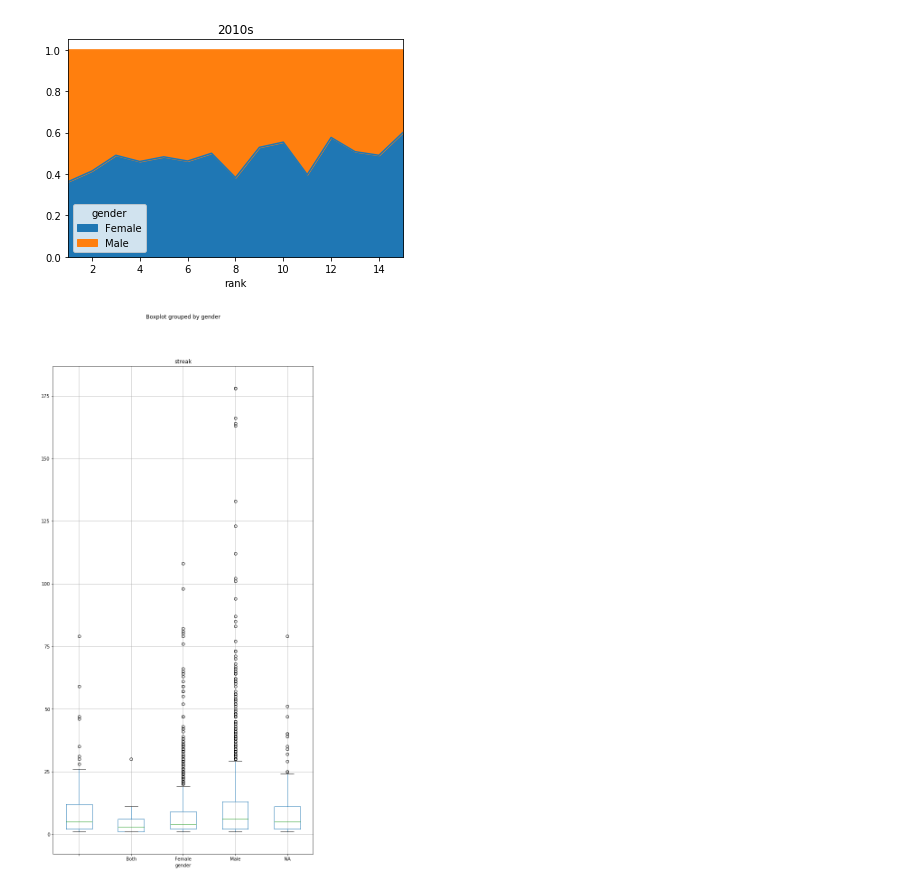
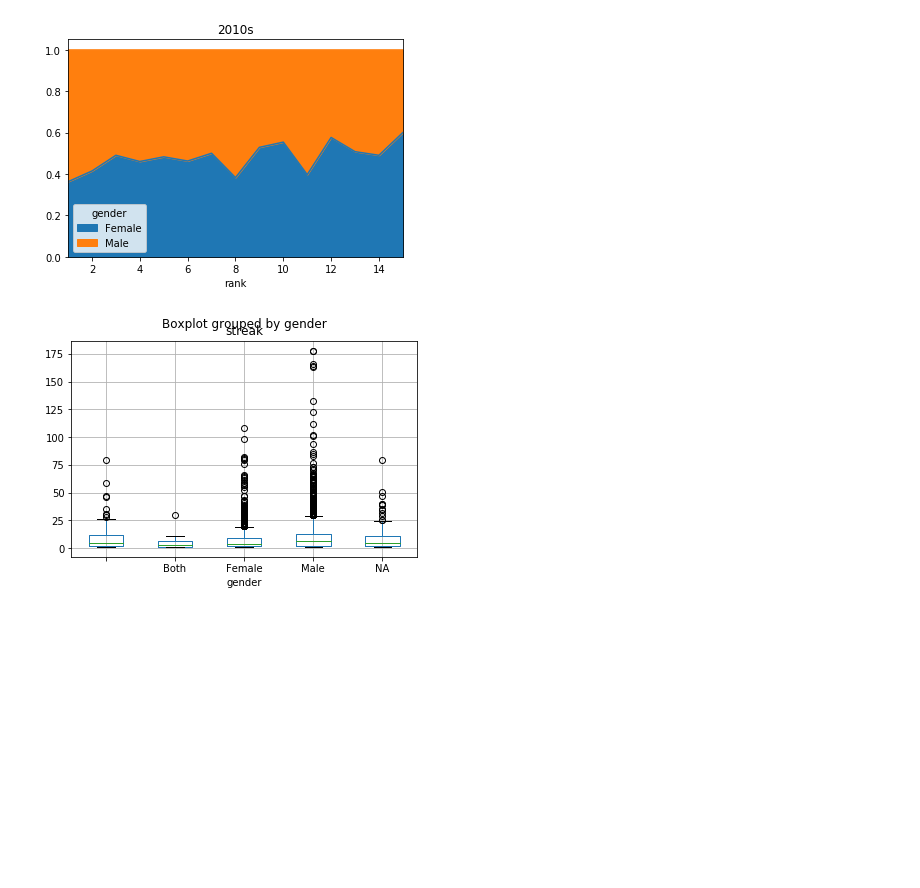
Before and after one commit to cimar/books, a Jupyter notebook: Books Analysis.ipynb, the cells around one changed output. Cells and saved outputs as stored; diff of their text form; code cells hidden in the pictures; blank space fills up the shorter version.

```diff
--- a/Books Analysis.ipynb
+++ b/Books Analysis.ipynb
@@ -233,12 +233,12 @@ max_streaks = get_unique_books_max(book_data,["title","authors"],"streak")
 # %%
 streak_df = pandas.DataFrame(max_streaks)
 ndf = prep_dataframe(streak_df)
 ndf.loc[:,"streak"] = pandas.to_numeric(ndf["streak"], errors='coerce')
-fig = ndf.boxplot(column="streak",by="gender",figsize = (10,20)).get_figure()
+fig = ndf.boxplot(column="streak",by="gender").get_figure()
 fig.savefig("boxplot_streaks.png")
 #ndf = ndf[ndf["streak"]>10]
 # %% [output]
-[figure, old version]
+[figure, new version]
 # %%
 female = ndf[ndf["gender"]=="Female"]
 male = ndf[ndf["gender"]=="Male"]
```
Also changed, not shown: parts of 5 cells of this notebook, 5 other files.
